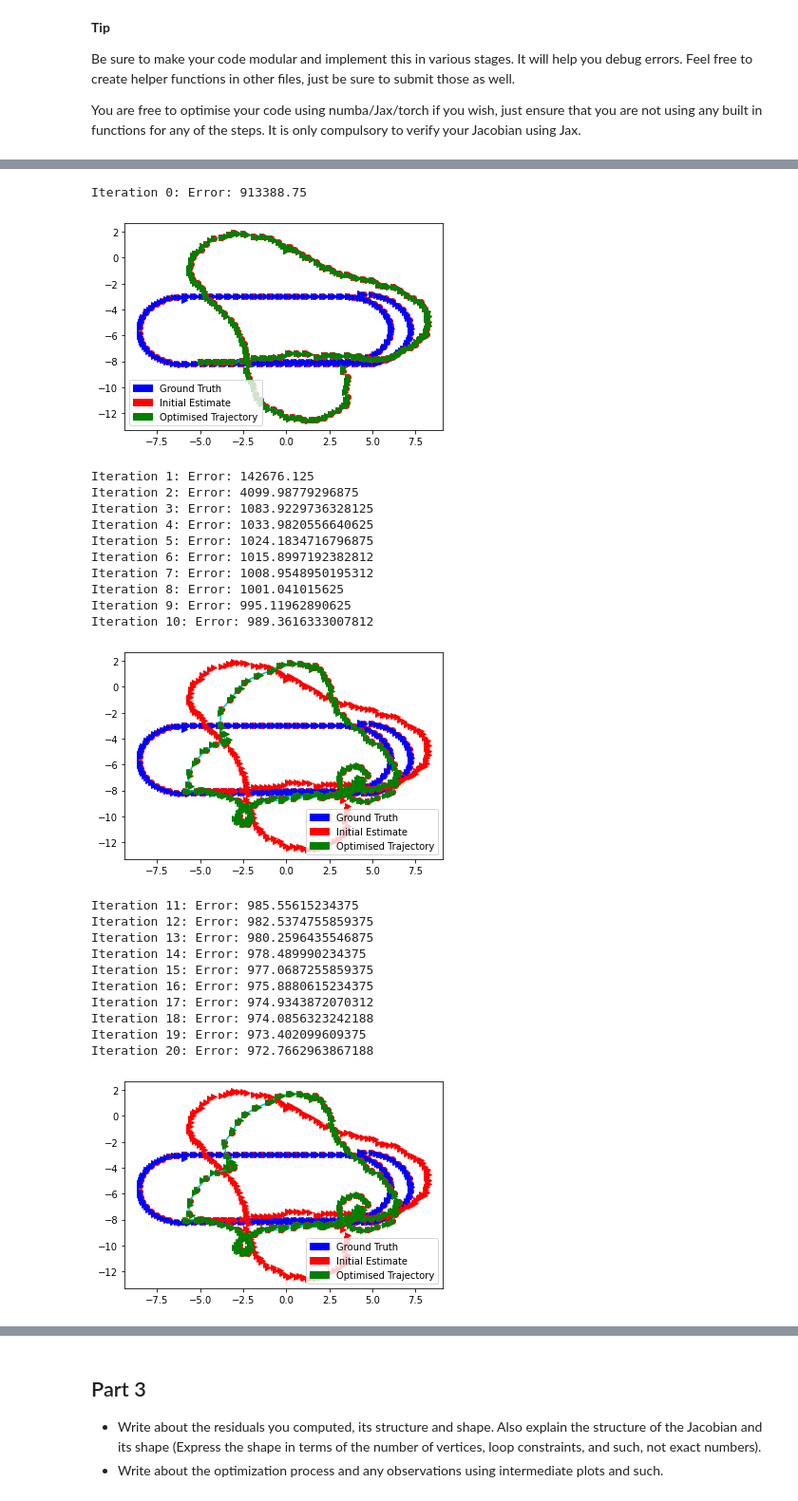
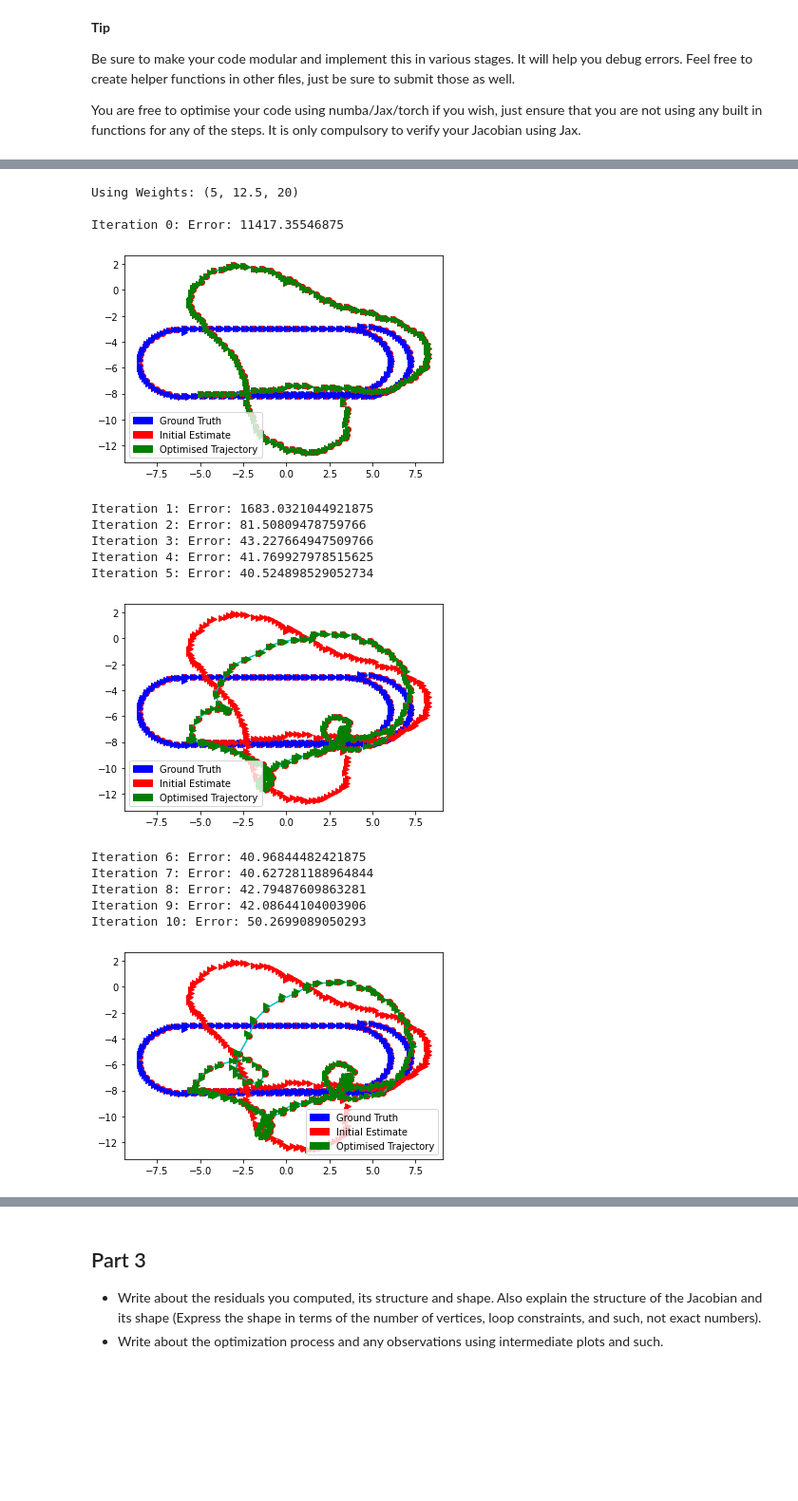
Before and after one commit to BhaskarJoshi-01/Mobile-Robotics---Monsoon-2021, a Jupyter notebook: Project-1/questions/Question 2 - 2D SLAM.ipynb, the cells around one changed output, grey strips where cells are left out. Shown at 95% size. Cells and saved outputs as stored; diff of their text form; code cells hidden in the pictures; blank space fills up the shorter version.

```diff
--- a/Project-1/questions/Question 2 - 2D SLAM.ipynb
+++ b/Project-1/questions/Question 2 - 2D SLAM.ipynb
@@ -98,28 +98,20 @@ Frobenius norm between my jacobian and jax jacobian is: 0.0
 # %%
-lm = LM(poses,edges, fixed, 1, 100, 1e-6)
+lm = LM(poses,edges, fixed, 0.01, 61, 1e-6, [2.5,4])
 poses_arr, error_arr = lm.optimize()
 # %% [output]
-Iteration 0: Error: 913388.75
+Using Weights: (5, 12.5, 20)
+
+Iteration 0: Error: 11417.35546875
 [figure]
-Iteration 1: Error: 142676.125
-Iteration 2: Error: 4099.98779296875
-Iteration 3: Error: 1083.9229736328125
-Iteration 4: Error: 1033.9820556640625
-Iteration 5: Error: 1024.1834716796875
-Iteration 6: Error: 1015.8997192382812
-Iteration 7: Error: 1008.9548950195312
-Iteration 8: Error: 1001.041015625
-Iteration 9: Error: 995.11962890625
-Iteration 10: Error: 989.3616333007812
+Iteration 1: Error: 1683.0321044921875
+Iteration 2: Error: 81.50809478759766
+Iteration 3: Error: 43.227664947509766
+Iteration 4: Error: 41.769927978515625
+Iteration 5: Error: 40.524898529052734
-[figure, old version]
+[figure, new version]
-Iteration 11: Error: 985.55615234375
-Iteration 12: Error: 982.5374755859375
-Iteration 13: Error: 980.2596435546875
-Iteration 14: Error: 978.489990234375
-Iteration 15: Error: 977.0687255859375
-Iteration 16: Error: 975.8880615234375
-Iteration 17: Error: 974.9343872070312
-Iteration 18: Error: 974.0856323242188
-Iteration 19: Error: 973.402099609375
-Iteration 20: Error: 972.7662963867188
+Iteration 6: Error: 40.96844482421875
+Iteration 7: Error: 40.627281188964844
+Iteration 8: Error: 42.79487609863281
+Iteration 9: Error: 42.08644104003906
+Iteration 10: Error: 50.2699089050293
-[figure, old version]
+[figure, new version]
```
Also changed, not shown: parts of 2 cells of this notebook, 1 other file.
